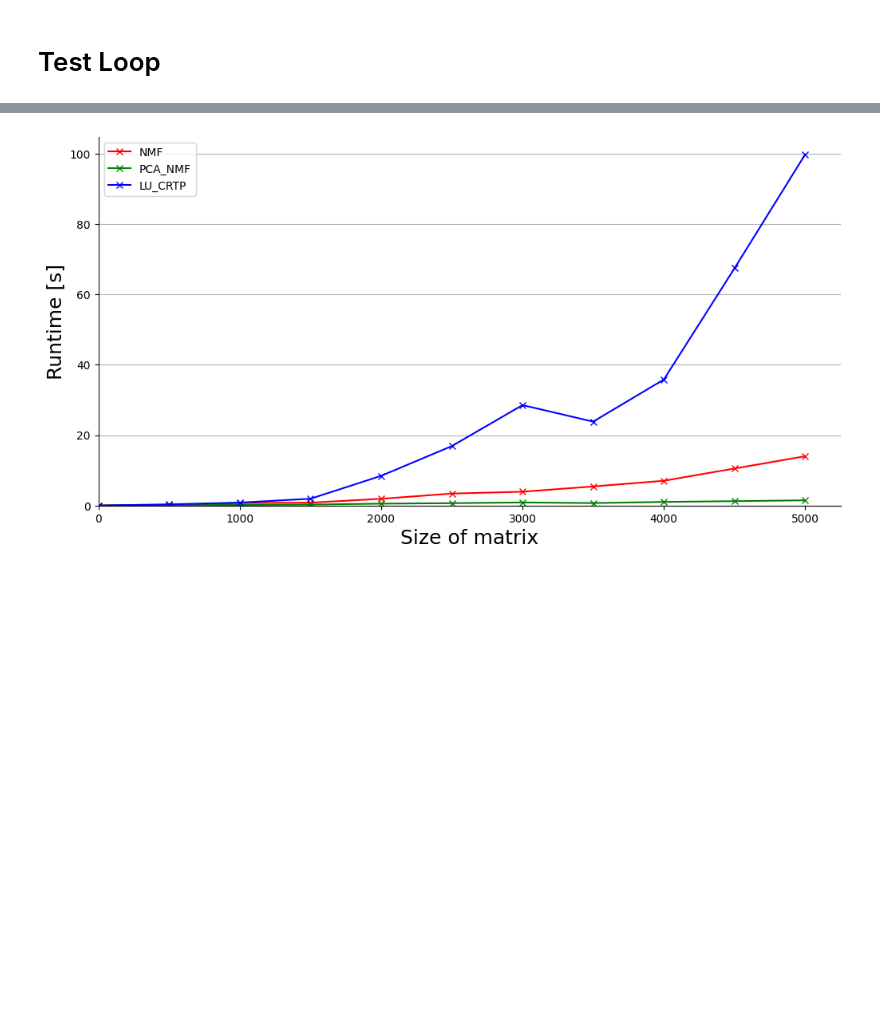
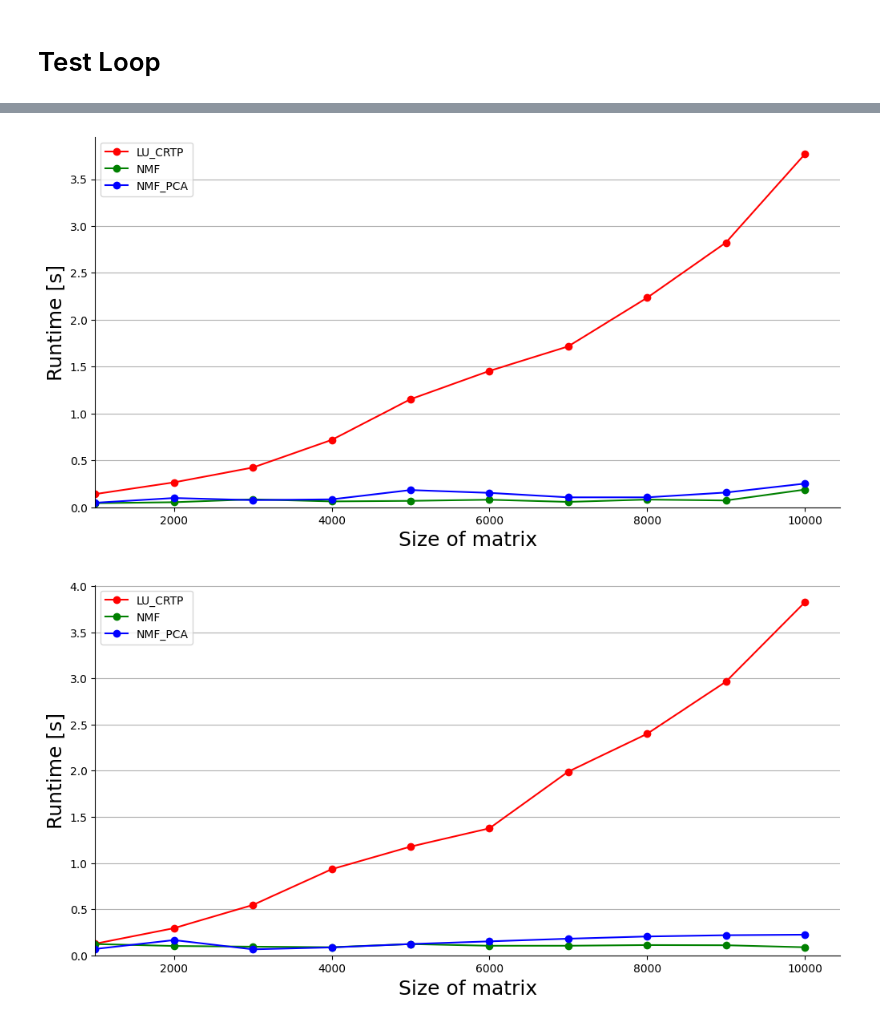
Before and after one commit to nicomu99/stl-implementation, a Jupyter notebook: test_loop.ipynb, the cells around one changed output, grey strips where cells are left out. Saved outputs shown, nothing was run; the diff lists cells and outputs as text; code cells hidden in the pictures; blank space fills up the shorter version.

```diff
--- a/test_loop.ipynb
+++ b/test_loop.ipynb
@@ -126,22 +203,38 @@ import matplotlib.pyplot as plt
+# %%
+mae_results_rng['method'] = mae_results_rng['method'].astype('category')
+runtime_results_rng['method'] = runtime_results_rng['method'].astype('category')
+
+mae_results_real['method'] = mae_results_real['method'].astype('category')
+runtime_results_real['method'] = runtime_results_real['method'].astype('category')
 # %%
-fig, ax = plt.subplots(figsize=(12, 6))
-fig.set_size_inches
+import matplotlib.pyplot as plt
+
 colors = ['red', 'green', 'blue']
 
-for i, column in enumerate(runtime_results.columns[1:]):
-    ax.plot(runtime_results['n'], runtime_results[column], marker='x', label=column, c=colors[i])
+def plot_runtime(plot_data, type='real'):
+    for k in plot_data['k'].unique():
+        _, ax = plt.subplots(figsize=(12, 6))
+        k_subset = plot_data[plot_data['k'] == k]
 
-plt.xlabel('Size of matrix', fontsize=18)
-plt.ylabel('Runtime [s]', fontsize=18)
-plt.legend()
-plt.grid(True, axis='y')
+        for i, method in enumerate(k_subset['method'].cat.categories):
+            method_subset = k_subset[k_subset['method'] == method]
+            ax.plot(method_subset['n'], method_subset['result'], marker='o', label=method, c=colors[i])
 
-ax.spines['top'].set_visible(False)
-ax.spines['right'].set_visible(False)
-ax.set_ylim(0)
-ax.set_xlim(0)
+        plt.xlabel('Size of matrix', fontsize=18)
+        plt.ylabel('Runtime [s]', fontsize=18)
+        plt.legend()
+        plt.grid(True, axis='y')
 
-plt.savefig('figures/cf_runtime.png')
-plt.show()
+        ax.spines['top'].set_visible(False)
+        ax.spines['right'].set_visible(False)
+        ax.set_ylim(0)
+        ax.set_xlim(1000)
+
+        plt.savefig(f'figures/cf_runtime_{type}_{k}.png')
+        plt.show()
-# %% [output]
-[figure, removed]
+# %%
+plot_runtime(runtime_results_real, 'real')
+plot_runtime(runtime_results_rng, 'rng')
+# %% [output]
+[figure, added]
+[figure, added]
```
Also changed, not shown: parts of 11 cells of this notebook, 23 other files.
